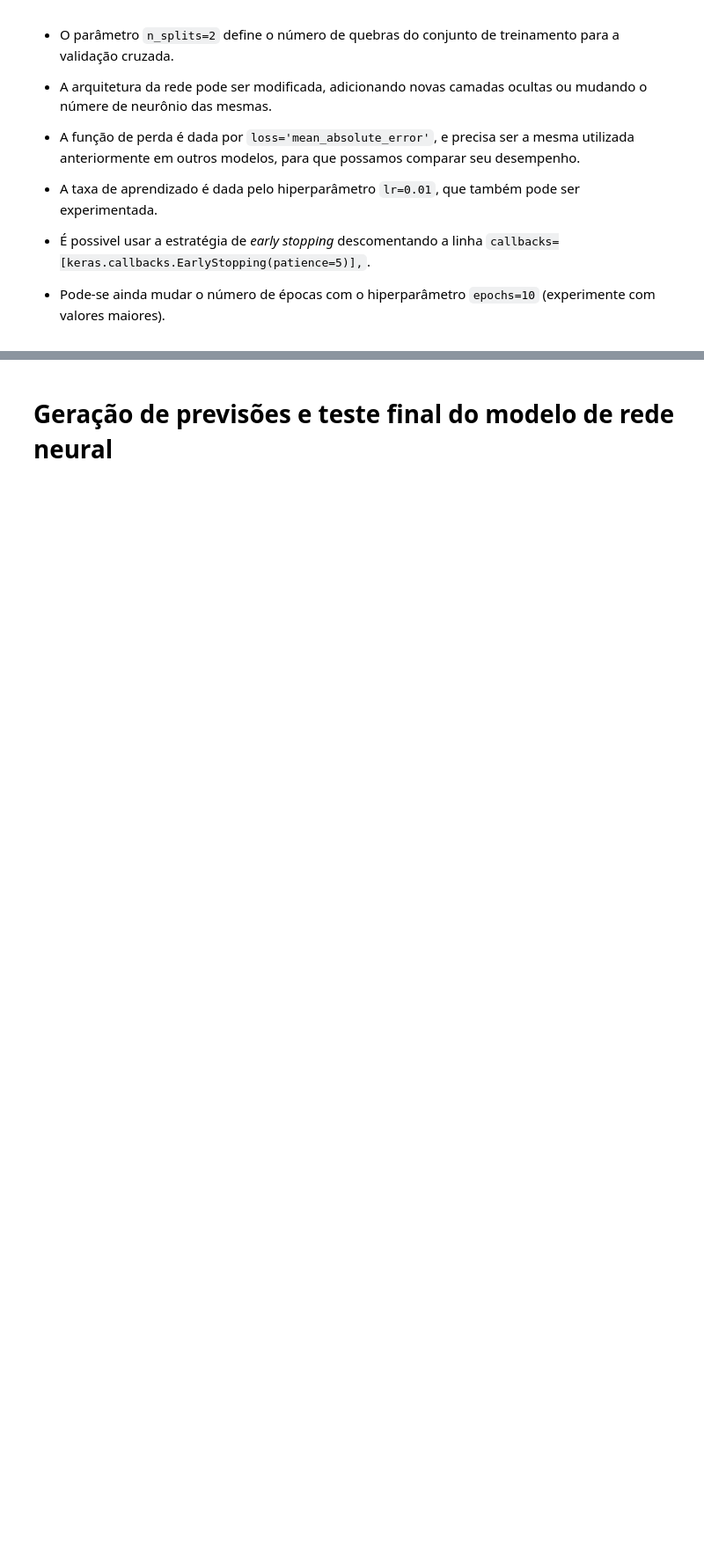
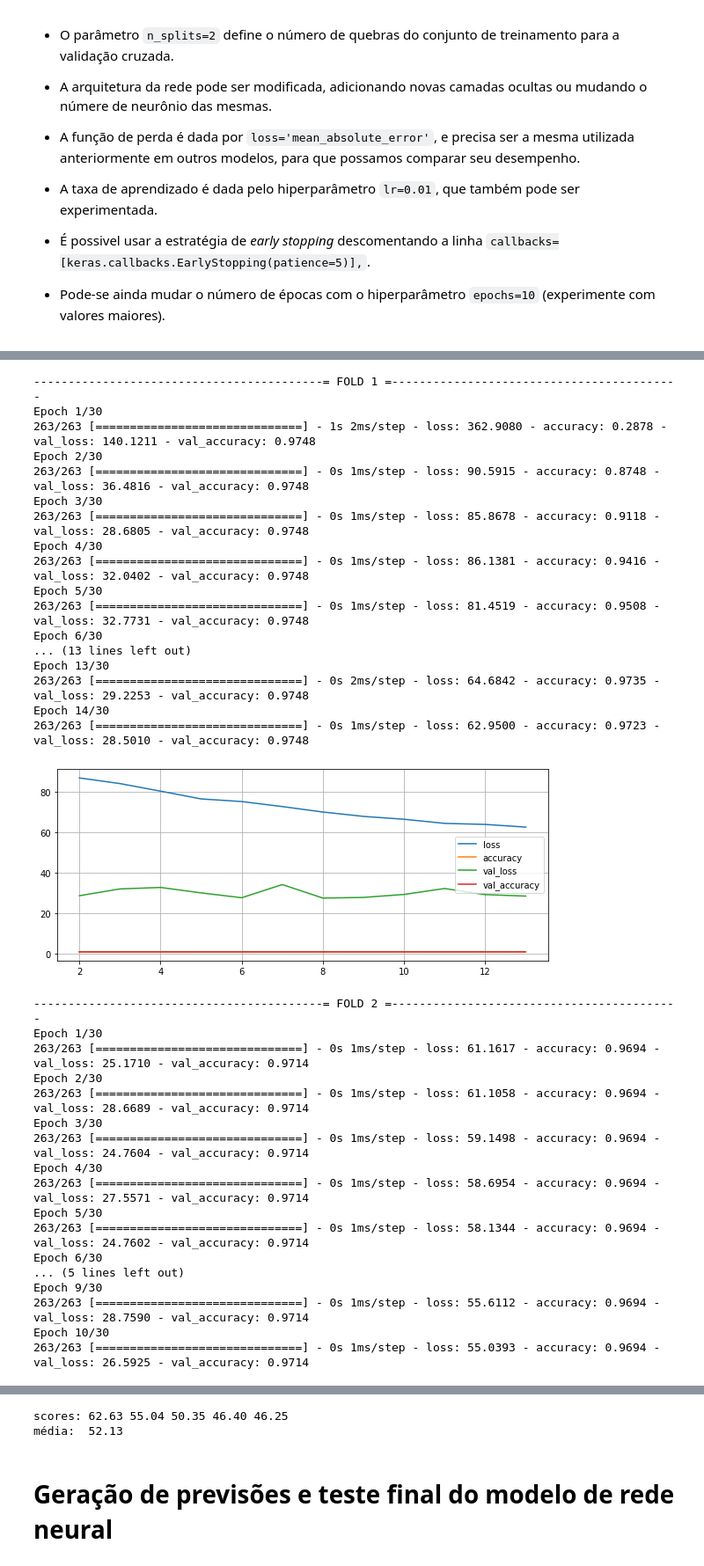
Before and after one commit to atejap05/pos_data_science_furg, a Jupyter notebook: disciplinas/Machine_Learning_I/tarefas/dados_enem/Furg_ECD_09_Machine_Learning_I_Tarefa_Dados_do_ENEM.ipynb, the cells around one changed output, grey strips where cells are left out. Shown at 88% size. Drawn from its saved outputs; the diff is of its cells as text; code cells hidden in the pictures; blank space fills up the shorter version.

```diff
--- a/disciplinas/Machine_Learning_I/tarefas/dados_enem/Furg_ECD_09_Machine_Learning_I_Tarefa_Dados_do_ENEM.ipynb
+++ b/disciplinas/Machine_Learning_I/tarefas/dados_enem/Furg_ECD_09_Machine_Learning_I_Tarefa_Dados_do_ENEM.ipynb
@@ -55,7 +63,7 @@ Note que para arquivos com palavras em Português é preciso tomar cuidado com a
 # %%
 # leitura dos conjuntos de dados
 
-enem_original = pd.read_csv('MICRODADOS_ENEM_ESCOLA.csv', sep=';', encoding='latin_1', low_memory=False) #
+enem_original = pd.read_csv('datasets/microdados_enem_por_escola/DADOS/MICRODADOS_ENEM_ESCOLA.csv', sep=';', encoding='latin_1', low_memory=False) #
 # %% [markdown]
 O conjunto inteiro dos dados foi colocado em um `DataFrame` (da biblioteca Pandas).
 
@@ -143,9 +261,7 @@ Aqui vamos retirar mais algumas colunas, deixando apenas as notas das provas de
 
 **Ajuste:** Pode ser interessante analisar futuramente se a manutenção de algum desses dados históricos também ajuda na melhoria do modelo. Para isso basta repetir a operação de _merge_ acima e então retirar do comando _drop_ abaixo o nome das colunas a serem mantidas. Estas novas colunas deverão ser selecionadas explicitamente na etapa posterior de pré-processamento dos dados.
 # %%
-enem.drop(columns=['NU_ANO_2014', 'NU_ANO_2015', 'NO_ESCOLA_EDUCACENSO_2014',
-                   'TP_DEPENDENCIA_ADM_ESCOLA_2014', 'TP_LOCALIZACAO_ESCOLA_2014', 'NU_MATRICULAS_2014',
-                   'NU_PARTICIPANTES_NEC_ESP_2014', 'NU_PARTICIPANTES_2014', 'NU_TAXA_PARTICIPACAO_2014',
-                   'INSE_2014', 'PC_FORMACAO_DOCENTE_2014', 'NU_TAXA_PERMANENCIA_2014', 'NU_TAXA_APROVACAO_2014',
-                   'NU_TAXA_REPROVACAO_2014', 'NU_TAXA_ABANDONO_2014', 'PORTE_ESCOLA_2014'], inplace=True)
+#enem.drop(columns=['NU_ANO_2014', 'NU_ANO_2015', 'NO_ESCOLA_EDUCACENSO_2014', 'NU_MATRICULAS_2014',
+#                   'NU_PARTICIPANTES_NEC_ESP_2014', 'NU_PARTICIPANTES_2014', 'NU_TAXA_PARTICIPACAO_2014',
+#                   'INSE_2014', 'PC_FORMACAO_DOCENTE_2014', 'NU_TAXA_REPROVACAO_2014', 'PORTE_ESCOLA_2014'], inplace=True)
 enem.shape
@@ -393,0 +665,3 @@ Observe os demais parâmetros para o processo de treinamento:
+# %%
+num_features = X_treino.shape[1]
+num_features
@@ -393,0 +670,2 @@ Observe os demais parâmetros para o processo de treinamento:
+# %%
+model = model_build(num_features)
@@ -394,35 +692,62 @@ Observe os demais parâmetros para o processo de treinamento:
 # %%
 # comandos para 'zerar' a biblioteca Keras e definir as sementes aleatórias
 keras.backend.clear_session()
 np.random.seed(42)
 tf.random.set_seed(42)
 
 # controle da validação cruzada
 from sklearn.model_selection import KFold
-kfold = KFold(random_state=42, shuffle=True, n_splits=2) # número de folds
+kfold = KFold(random_state=42, shuffle=True, n_splits=5) # número de folds
 scores = []
-for fold_treino, fold_valid in kfold.split(X_treino, y_treino):
-    # especificação do modelo
-    model = keras.models.Sequential([
-        keras.layers.Dense(30, activation='relu', input_shape=[X_treino.shape[1]]),
-      # keras.layers.Dense(10, activation='relu'),
-        keras.layers.Dense(2, activation=None)
-    ])
-
-    # especificação da função de perda e do algoritmo de otimização
-    model.compile(loss='mean_absolute_error', optimizer=keras.optimizers.SGD(lr=0.01)) # taxa de aprendizado
+for i, (fold_treino, fold_valid) in enumerate(kfold.split(X_treino, y_treino)):
 
     # treinamento
-    print('------------------------------------------= FOLD =------------------------------------------')
-    history = model.fit(X_treino[fold_treino], y_treino[fold_treino], epochs=10, # número de épocas
-                        #callbacks=[keras.callbacks.EarlyStopping(patience=5)],
+    print(f'------------------------------------------= FOLD {i + 1} =------------------------------------------')
+    history = model.fit(X_treino[fold_treino], y_treino[fold_treino], epochs=30, # número de épocas
+                        callbacks=[keras.callbacks.EarlyStopping(patience=5)],
                         validation_data=(X_treino[fold_valid], y_treino[fold_valid]))
     scores.append(history.history['loss'][-1])
 
     # exibição das funções de perda de treino e de validação, para cada época (eixo horizontal)
     pd.DataFrame(history.history).iloc[2:].plot(figsize=(10, 4))
     plt.grid(True)
     plt.show()
 
 print('scores: ' + ('{:.2f} ' * len(scores)).format(*scores))
 print('média:  {:.2f}'.format(np.mean(scores)))
+# %% [output]
+------------------------------------------= FOLD 1 =------------------------------------------
+Epoch 1/30
+263/263 [==============================] - 1s 2ms/step - loss: 362.9080 - accuracy: 0.2878 - val_loss: 140.1211 - val_accuracy: 0.9748
+Epoch 2/30
+263/263 [==============================] - 0s 1ms/step - loss: 90.5915 - accuracy: 0.8748 - val_loss: 36.4816 - val_accuracy: 0.9748
+Epoch 3/30
+263/263 [==============================] - 0s 1ms/step - loss: 85.8678 - accuracy: 0.9118 - val_loss: 28.6805 - val_accuracy: 0.9748
+Epoch 4/30
+263/263 [==============================] - 0s 1ms/step - loss: 86.1381 - accuracy: 0.9416 - val_loss: 32.0402 - val_accuracy: 0.9748
+Epoch 5/30
+263/263 [==============================] - 0s 1ms/step - loss: 81.4519 - accuracy: 0.9508 - val_loss: 32.7731 - val_accuracy: 0.9748
+Epoch 6/30
+... (13 lines left out)
+Epoch 13/30
+263/263 [==============================] - 0s 2ms/step - loss: 64.6842 - accuracy: 0.9735 - val_loss: 29.2253 - val_accuracy: 0.9748
+Epoch 14/30
+263/263 [==============================] - 0s 1ms/step - loss: 62.9500 - accuracy: 0.9723 - val_loss: 28.5010 - val_accuracy: 0.9748
+[figure, added]
+------------------------------------------= FOLD 2 =------------------------------------------
+Epoch 1/30
+263/263 [==============================] - 0s 1ms/step - loss: 61.1617 - accuracy: 0.9694 - val_loss: 25.1710 - val_accuracy: 0.9714
+Epoch 2/30
+263/263 [==============================] - 0s 1ms/step - loss: 61.1058 - accuracy: 0.9694 - val_loss: 28.6689 - val_accuracy: 0.9714
+Epoch 3/30
+263/263 [==============================] - 0s 1ms/step - loss: 59.1498 - accuracy: 0.9694 - val_loss: 24.7604 - val_accuracy: 0.9714
+Epoch 4/30
+263/263 [==============================] - 0s 1ms/step - loss: 58.6954 - accuracy: 0.9694 - val_loss: 27.5571 - val_accuracy: 0.9714
+Epoch 5/30
+263/263 [==============================] - 0s 1ms/step - loss: 58.1344 - accuracy: 0.9694 - val_loss: 24.7602 - val_accuracy: 0.9714
+Epoch 6/30
+... (5 lines left out)
+Epoch 9/30
+263/263 [==============================] - 0s 1ms/step - loss: 55.6112 - accuracy: 0.9694 - val_loss: 28.7590 - val_accuracy: 0.9714
+Epoch 10/30
+263/263 [==============================] - 0s 1ms/step - loss: 55.0393 - accuracy: 0.9694 - val_loss: 26.5925 - val_accuracy: 0.9714
@@ -429,3 +805,5 @@ print('média:  {:.2f}'.format(np.mean(scores)))
+scores: 62.63 55.04 50.35 46.40 46.25
+média:  52.13
 # %% [markdown]
 # Geração de previsões e teste final do modelo de rede neural
 # %%
```
Also changed, not shown: parts of 36 cells of this notebook, 1 other file.
